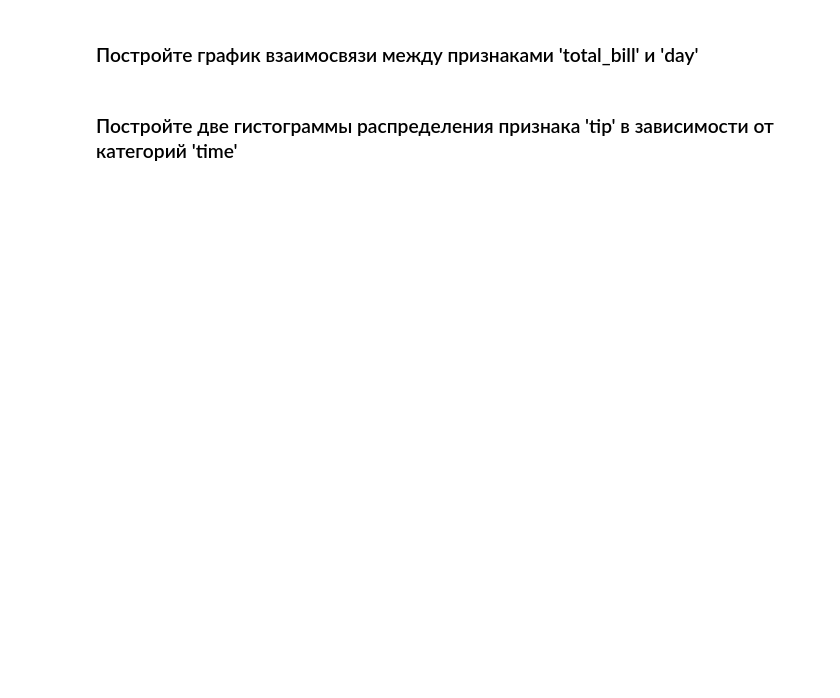
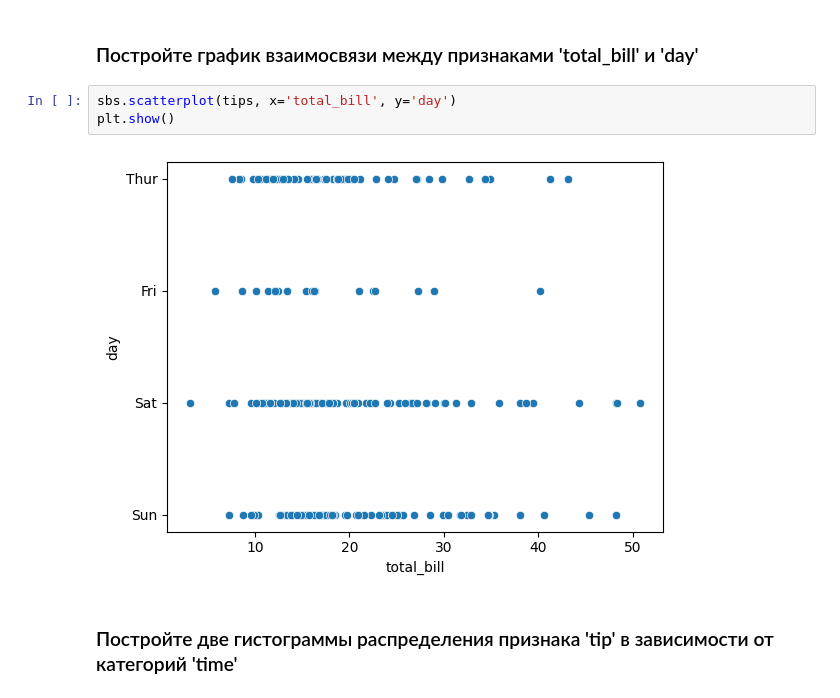
Before and after one commit to vadimkim/otus, a Jupyter notebook: homework_3/Analyze&Visualize.ipynb, the cells around one changed output. Cells and saved outputs as stored; diff of their text form; blank space fills up the shorter version.

```diff
--- a/homework_3/Analyze&Visualize.ipynb
+++ b/homework_3/Analyze&Visualize.ipynb
@@ -219,4 +235,9 @@ ds2[50:60]
 # %% [markdown]
 ### Постройте график взаимосвязи между признаками 'total_bill' и 'day'
+# %%
+sbs.scatterplot(tips, x='total_bill', y='day')
+plt.show()
+# %% [output]
+[figure, added]
 # %% [markdown]
 ### Постройте две гистограммы распределения признака 'tip' в зависимости от категорий 'time'
```
Also changed, not shown: parts of 7 cells of this notebook.
